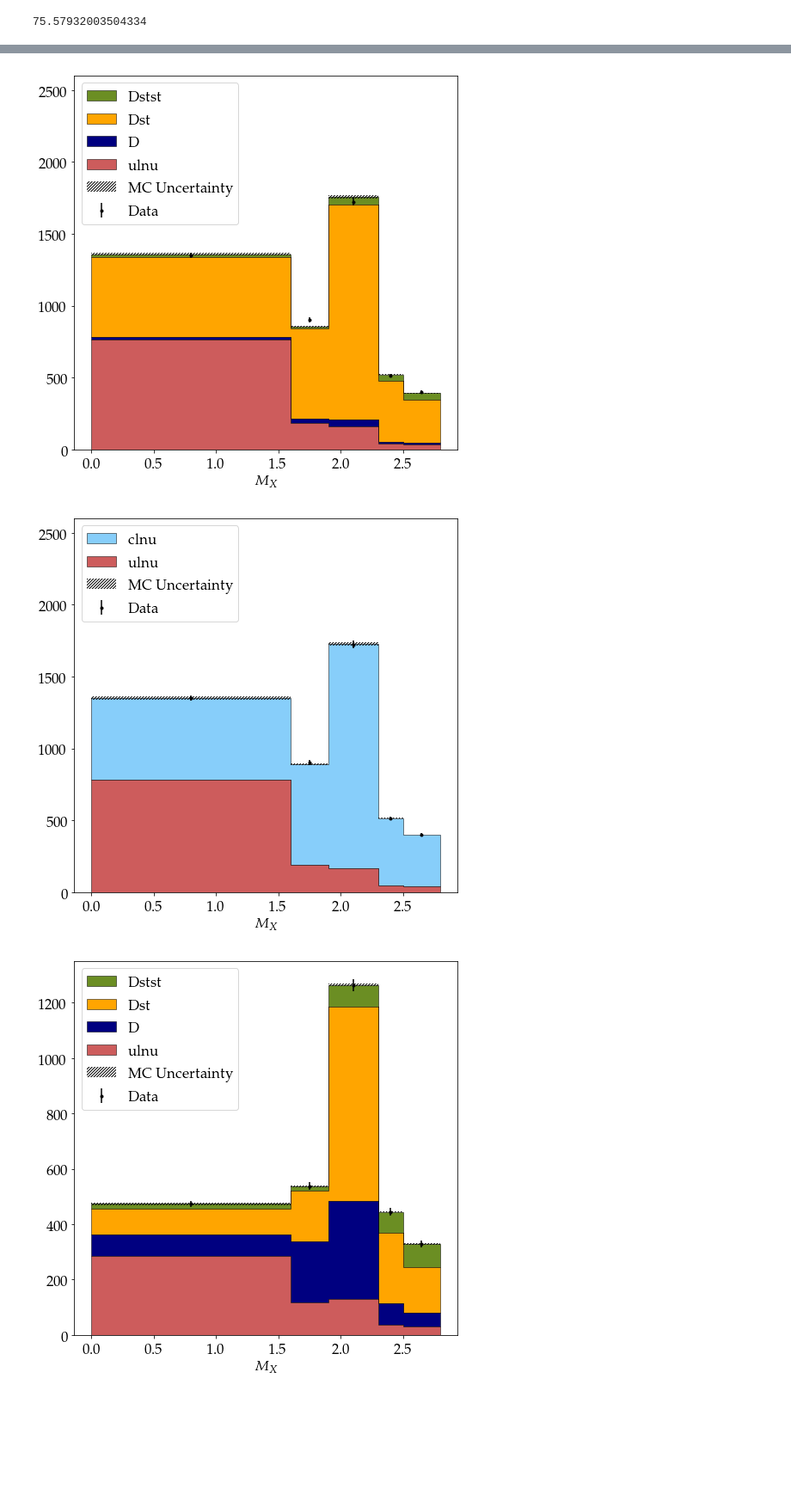
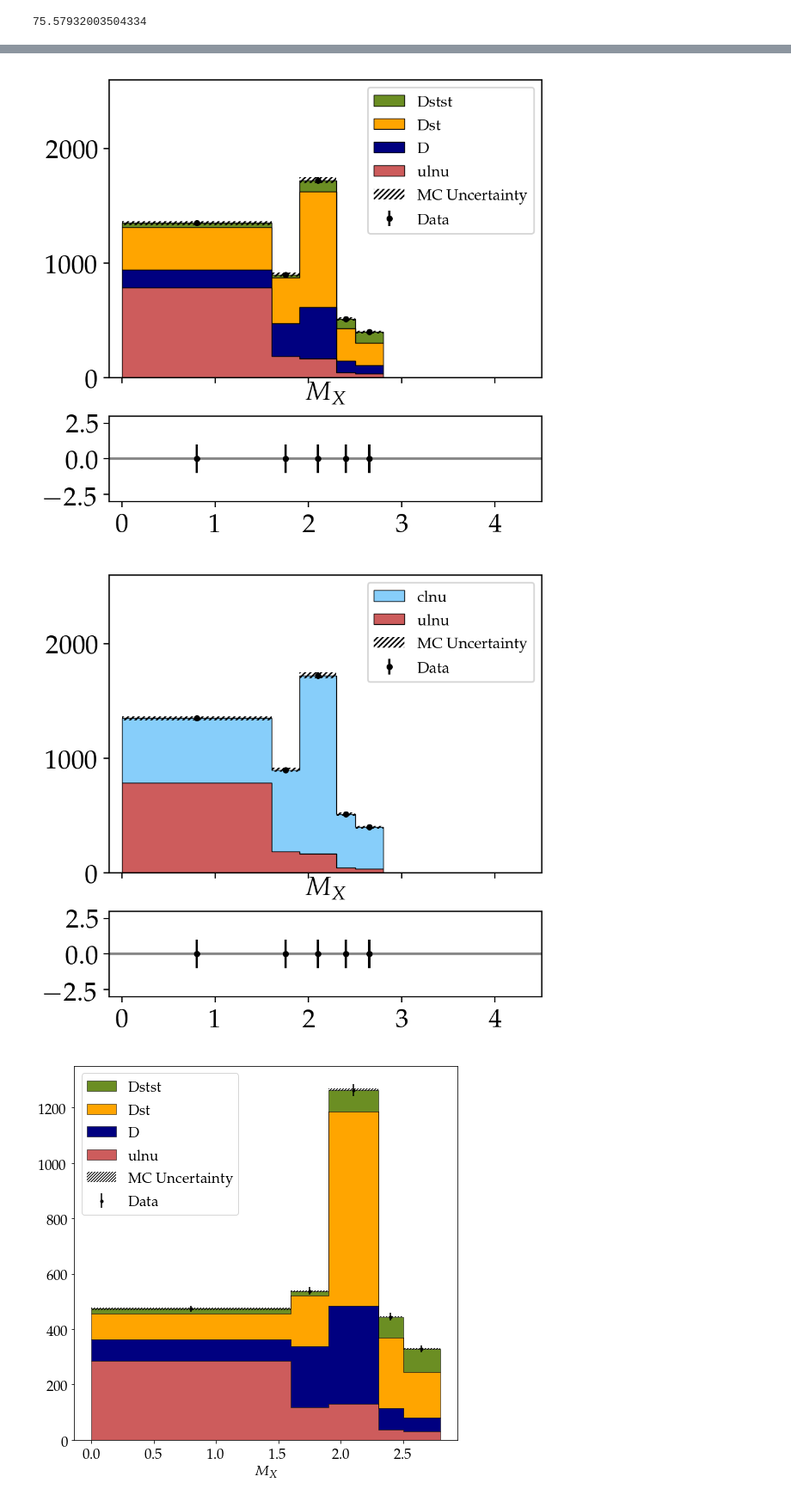
Before and after one commit to willsutcliffe/binfit, a Jupyter notebook: binfit/examples/BinFit_development.ipynb, the cells around one changed output, grey strips where cells are left out. Shown at 86% size. Saved outputs shown, nothing was run; the diff lists cells and outputs as text; code cells hidden in the pictures; blank space fills up the shorter version.

```diff
--- a/binfit/examples/BinFit_development.ipynb
+++ b/binfit/examples/BinFit_development.ipynb
@@ -212,20 +204,22 @@ MinimizeResult(fcn_min_val=7.047673356250049, params=<binfit.fitting.minimizer.P
 # %%
 from matplotlib import rc
 
 ## for Palatino and other serif fonts use:
 rc('font',**{'size':17,'family':'serif','serif':['Palatino']})
 rc('text', usetex=True)
 import matplotlib.pyplot as plt
-fig, axis = plt.subplots(1,1, figsize=(8,8))
+fig, axis = plt.subplots(2, 1, figsize=(5, 5), dpi=200, sharex=True, gridspec_kw={"height_ratios": [3.5, 1]})
+
 nmodel.plot_stacked_on(axis,All='True')
 
-axis.legend(loc='upper left')
-plt.ylim(top=2600)
-plt.xlabel(r'$M_{X}$')
+axis[0].legend(loc='upper right',fontsize=10)
+axis[0].set_ylim(top=2600)
+axis[0].set_xlim(right=4.5)
+axis[0].set_xlabel(r'$M_{X}$')
 #plt.savefig("MX.pdf")
 plt.savefig('MX_all.pdf')
 # %% [output]
-[figure, old version]
+[figure, new version]
 # %%
 from matplotlib import rc
 
@@ -233,16 +227,18 @@ from matplotlib import rc
 rc('font',**{'size':17,'family':'serif','serif':['Palatino']})
 rc('text', usetex=True)
 import matplotlib.pyplot as plt
-fig, axis = plt.subplots(1,1, figsize=(8,8))
+fig, axis = plt.subplots(2, 1, figsize=(5, 5), dpi=200, sharex=True, gridspec_kw={"height_ratios": [3.5, 1]})
+
 nmodel.plot_stacked_on(axis)
 
-axis.legend(loc='upper left')
-plt.ylim(top=2600)
-plt.xlabel(r'$M_{X}$')
+axis[0].legend(loc='upper right',fontsize=10)
+axis[0].set_ylim(top=2600)
+axis[0].set_xlim(right=4.5)
+axis[0].set_xlabel(r'$M_{X}$')
 #plt.savefig("MX.pdf")
 plt.savefig('MX.pdf')
 # %% [output]
-[figure, old version]
+[figure, new version]
 # %%
 # For 2D fits
 
```
Also changed, not shown: parts of 3 cells of this notebook, 1 other file.
